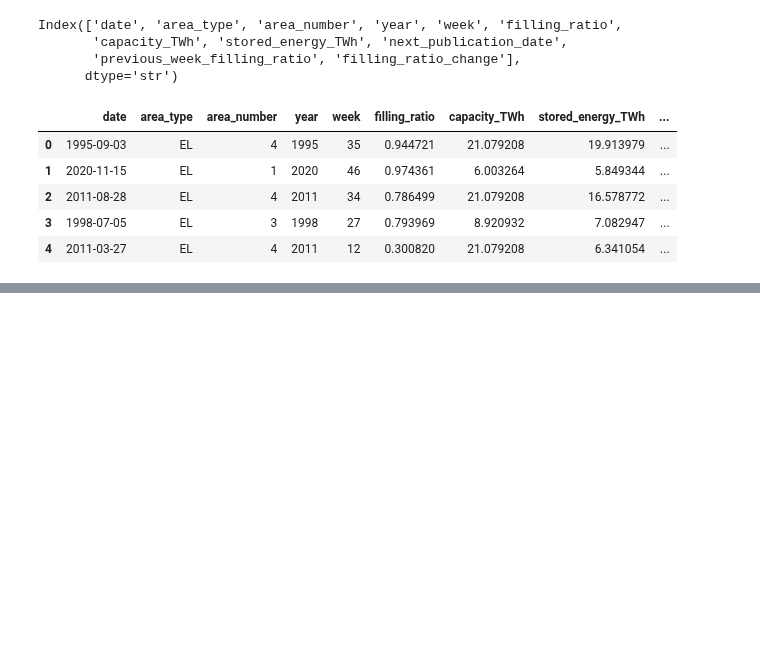
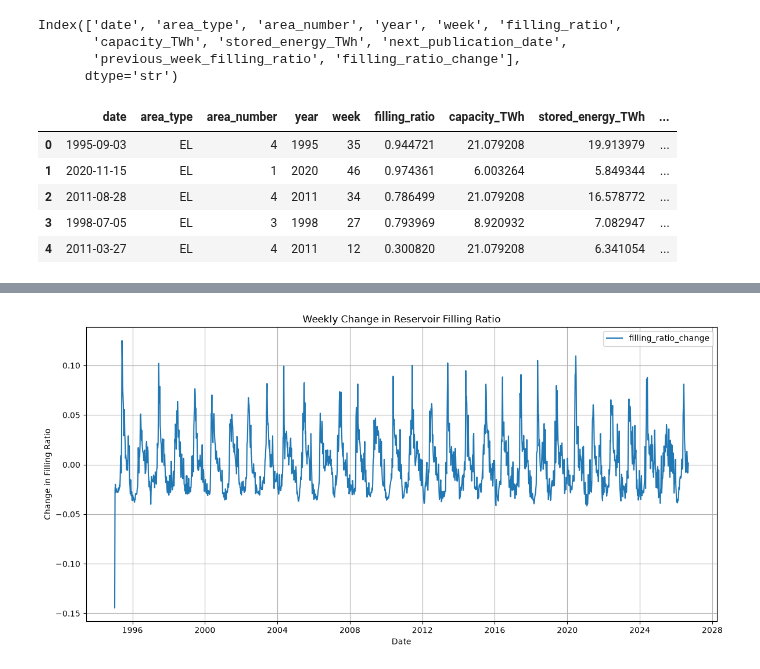
Before and after one commit to sgkop/IND320-Innlevering-sgkop, a Jupyter notebook: Innelevering 1/Dashboard basics.ipynb, the cells around one changed output, grey strips where cells are left out. Saved outputs shown, nothing was run; the diff lists cells and outputs as text; code cells hidden in the pictures; blank space fills up the shorter version.

```diff
--- a/Innelevering 1/Dashboard basics.ipynb
+++ b/Innelevering 1/Dashboard basics.ipynb
@@ -67,0 +209,19 @@ df.head()
+# %%
+plt.figure(figsize=(12, 6))
+
+plt.plot(
+    df_no["date"],
+    df_no["filling_ratio_change"],
+    label="filling_ratio_change"
+)
+
+plt.title("Weekly Change in Reservoir Filling Ratio")
+plt.xlabel("Date")
+plt.ylabel("Change in Filling Ratio")
+plt.legend()
+plt.grid(True)
+
+plt.tight_layout()
+plt.show()
+# %% [output]
+[figure, added]
```
Also changed, not shown: parts of 4 cells of this notebook.
